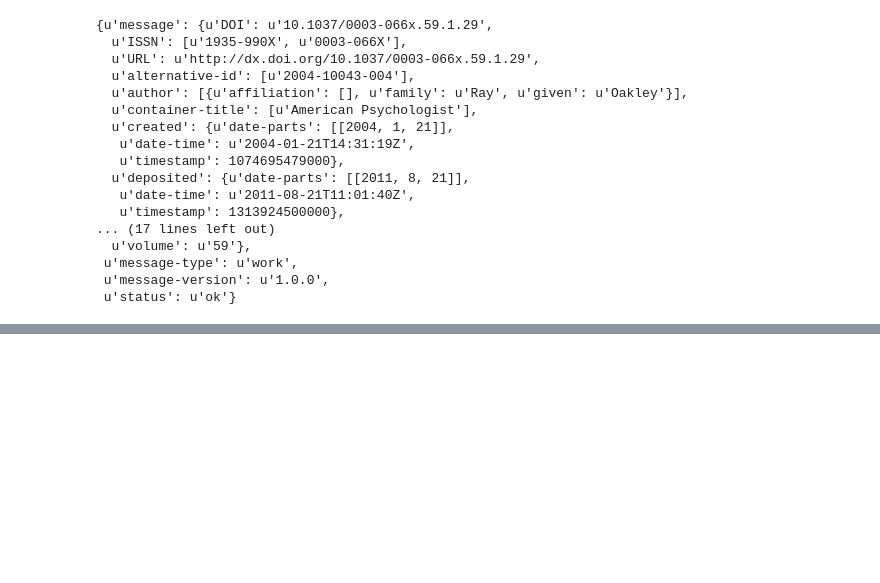
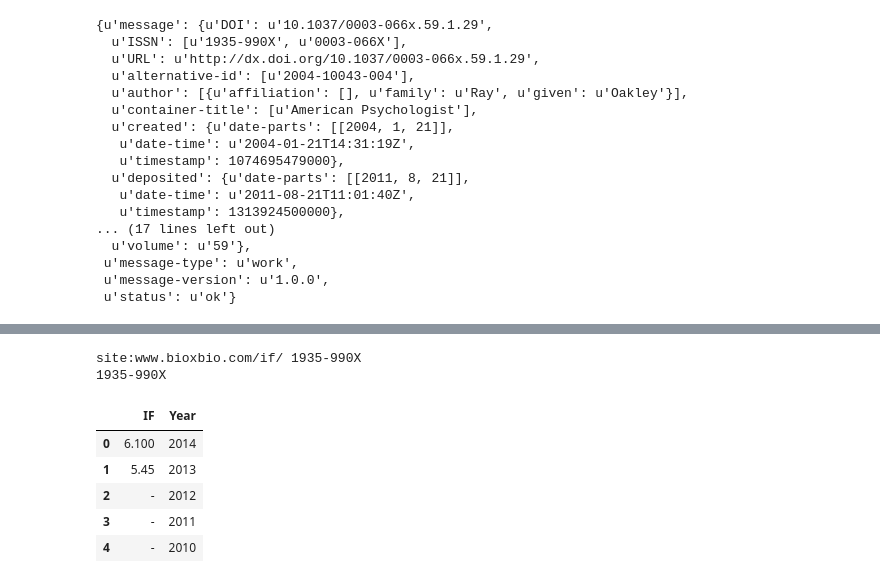
Before and after one commit to restrepo/webpy, a Jupyter notebook: revista.ipynb, the cells around one changed output, grey strips where cells are left out. Saved outputs shown, nothing was run; the diff lists cells and outputs as text; code cells hidden in the pictures; blank space fills up the shorter version.

```diff
--- a/revista.ipynb
+++ b/revista.ipynb
@@ -537,0 +739,14 @@ r.json()
+# %%
+issn='1935-990X'
+q='site:www.bioxbio.com/if/ %s' %issn
+print q
+ImpactFactor(issn)
+# %% [output]
+site:www.bioxbio.com/if/ 1935-990X
+1935-990X
+|  | IF | Year |
+| 0 | 6.100 | 2014 |
+| 1 | 5.45 | 2013 |
+| 2 | - | 2012 |
+| 3 | - | 2011 |
+| 4 | - | 2010 |
```
Also changed, not shown: parts of 45 cells of this notebook, 2 other files.
